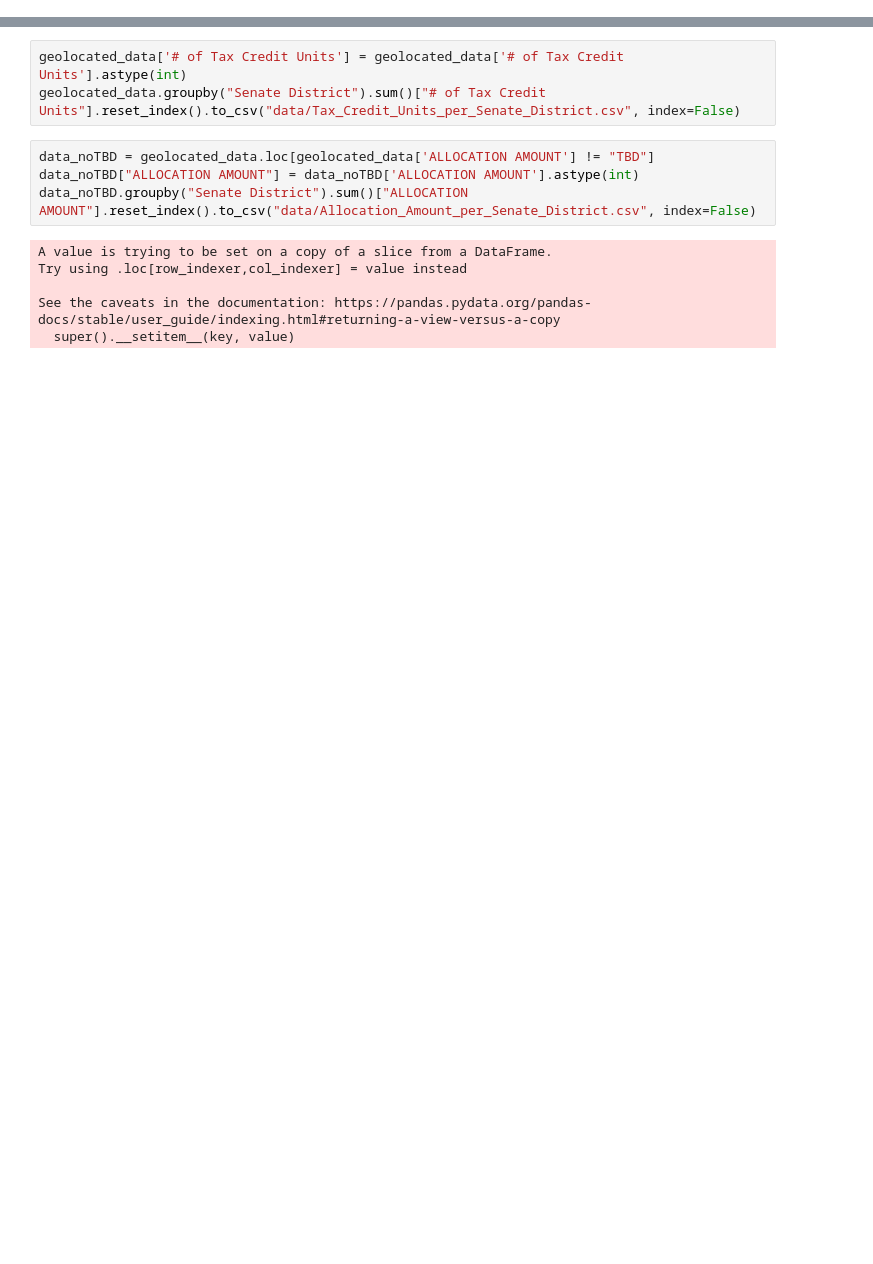
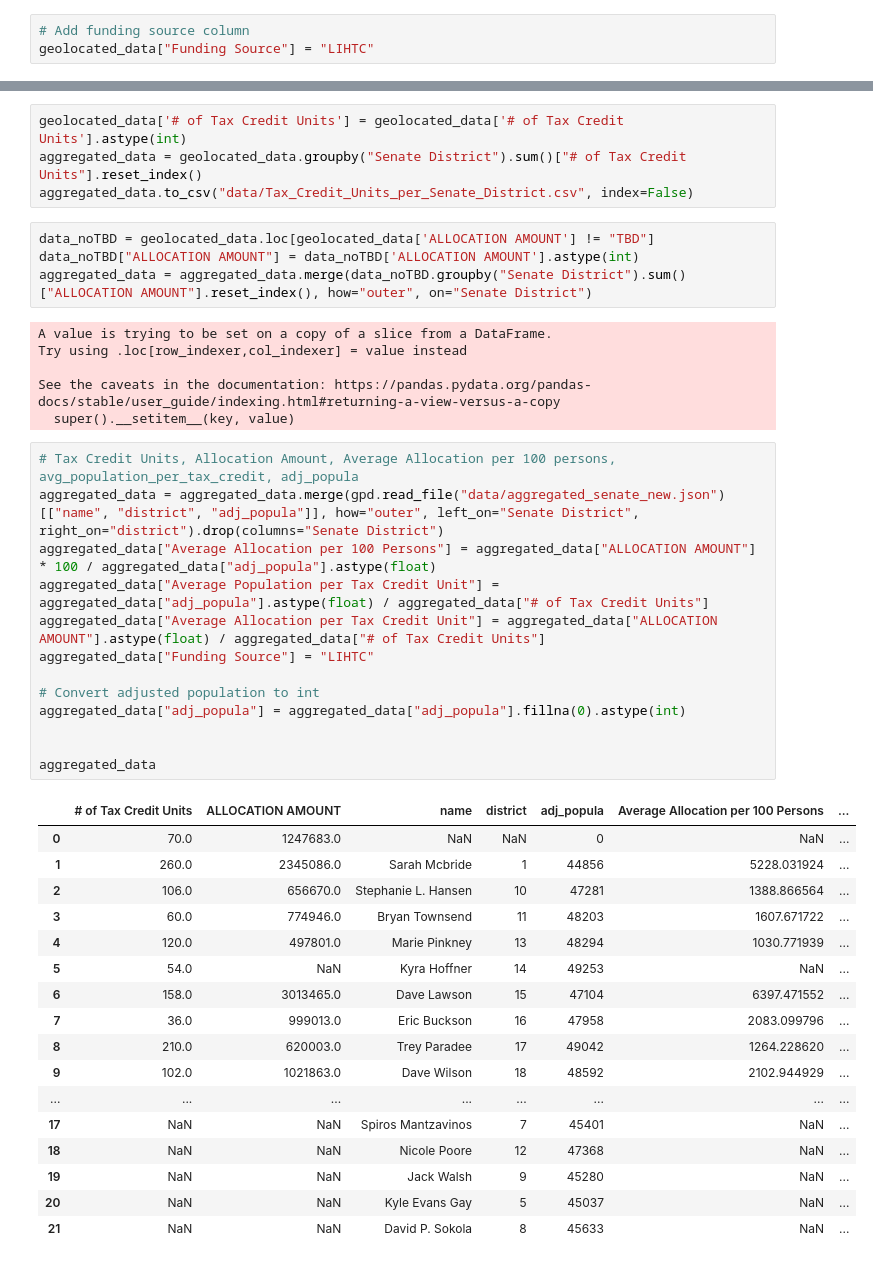
Before and after one commit to de-data-lab/delaware-energy, a Jupyter notebook: extract_data.ipynb, the cells around one changed output, grey strips where cells are left out. Drawn from its saved outputs; the diff is of its cells as text; blank space fills up the shorter version.

```diff
--- a/extract_data.ipynb
+++ b/extract_data.ipynb
@@ -173,0 +168,3 @@ geolocated_data["Senate District"] = geolocated_data.apply(get_district, axis=1)
+# %%
+# Add funding source column
+geolocated_data["Funding Source"] = "LIHTC"
@@ -188,14 +207,46 @@ Index(['PROJECT NAME & ADDRESS', 'ALLOCATION AMOUNT', 'ALLOCATION DATE',
       dtype='object')
 # %%
 geolocated_data['# of Tax Credit Units'] = geolocated_data['# of Tax Credit Units'].astype(int)
-geolocated_data.groupby("Senate District").sum()["# of Tax Credit Units"].reset_index().to_csv("data/Tax_Credit_Units_per_Senate_District.csv", index=False)
+aggregated_data = geolocated_data.groupby("Senate District").sum()["# of Tax Credit Units"].reset_index()
+aggregated_data.to_csv("data/Tax_Credit_Units_per_Senate_District.csv", index=False)
 # %%
 data_noTBD = geolocated_data.loc[geolocated_data['ALLOCATION AMOUNT'] != "TBD"]
 data_noTBD["ALLOCATION AMOUNT"] = data_noTBD['ALLOCATION AMOUNT'].astype(int)
-data_noTBD.groupby("Senate District").sum()["ALLOCATION AMOUNT"].reset_index().to_csv("data/Allocation_Amount_per_Senate_District.csv", index=False)
+aggregated_data = aggregated_data.merge(data_noTBD.groupby("Senate District").sum()["ALLOCATION AMOUNT"].reset_index(), how="outer", on="Senate District")
 # %% [output]
 A value is trying to be set on a copy of a slice from a DataFrame.
 Try using .loc[row_indexer,col_indexer] = value instead
 
 See the caveats in the documentation: https://pandas.pydata.org/pandas-docs/stable/user_guide/indexing.html#returning-a-view-versus-a-copy
   super().__setitem__(key, value)
+# %%
+# Tax Credit Units, Allocation Amount, Average Allocation per 100 persons, avg_population_per_tax_credit, adj_popula
+aggregated_data = aggregated_data.merge(gpd.read_file("data/aggregated_senate_new.json")[["name", "district", "adj_popula"]], how="outer", left_on="Senate District", right_on="district").drop(columns="Senate District")
+aggregated_data["Average Allocation per 100 Persons"] = aggregated_data["ALLOCATION AMOUNT"] * 100 / aggregated_data["adj_popula"].astype(float)
+aggregated_data["Average Population per Tax Credit Unit"] = aggregated_data["adj_popula"].astype(float) / aggregated_data["# of Tax Credit Units"]
+aggregated_data["Average Allocation per Tax Credit Unit"] = aggregated_data["ALLOCATION AMOUNT"].astype(float) / aggregated_data["# of Tax Credit Units"]
+aggregated_data["Funding Source"] = "LIHTC"
+
+# Convert adjusted population to int
+aggregated_data["adj_popula"] = aggregated_data["adj_popula"].fillna(0).astype(int)
+
+
+aggregated_data
+# %% [output]
+|  | # of Tax Credit Units | ALLOCATION AMOUNT | name | district | adj_popula | Average Allocation per 100 Persons | ... |
+| 0 | 70.0 | 1247683.0 | NaN | NaN | 0 | NaN | ... |
+| 1 | 260.0 | 2345086.0 | Sarah Mcbride | 1 | 44856 | 5228.031924 | ... |
+| 2 | 106.0 | 656670.0 | Stephanie L. Hansen | 10 | 47281 | 1388.866564 | ... |
+| 3 | 60.0 | 774946.0 | Bryan Townsend | 11 | 48203 | 1607.671722 | ... |
+| 4 | 120.0 | 497801.0 | Marie Pinkney | 13 | 48294 | 1030.771939 | ... |
+| 5 | 54.0 | NaN | Kyra Hoffner | 14 | 49253 | NaN | ... |
+| 6 | 158.0 | 3013465.0 | Dave Lawson | 15 | 47104 | 6397.471552 | ... |
+| 7 | 36.0 | 999013.0 | Eric Buckson | 16 | 47958 | 2083.099796 | ... |
+| 8 | 210.0 | 620003.0 | Trey Paradee | 17 | 49042 | 1264.228620 | ... |
+| 9 | 102.0 | 1021863.0 | Dave Wilson | 18 | 48592 | 2102.944929 | ... |
+| ... | ... | ... | ... | ... | ... | ... | ... |
+| 17 | NaN | NaN | Spiros Mantzavinos | 7 | 45401 | NaN | ... |
+| 18 | NaN | NaN | Nicole Poore | 12 | 47368 | NaN | ... |
+| 19 | NaN | NaN | Jack Walsh | 9 | 45280 | NaN | ... |
+| 20 | NaN | NaN | Kyle Evans Gay | 5 | 45037 | NaN | ... |
+| 21 | NaN | NaN | David P. Sokola | 8 | 45633 | NaN | ... |
```
Also changed, not shown: parts of 21 cells of this notebook.
